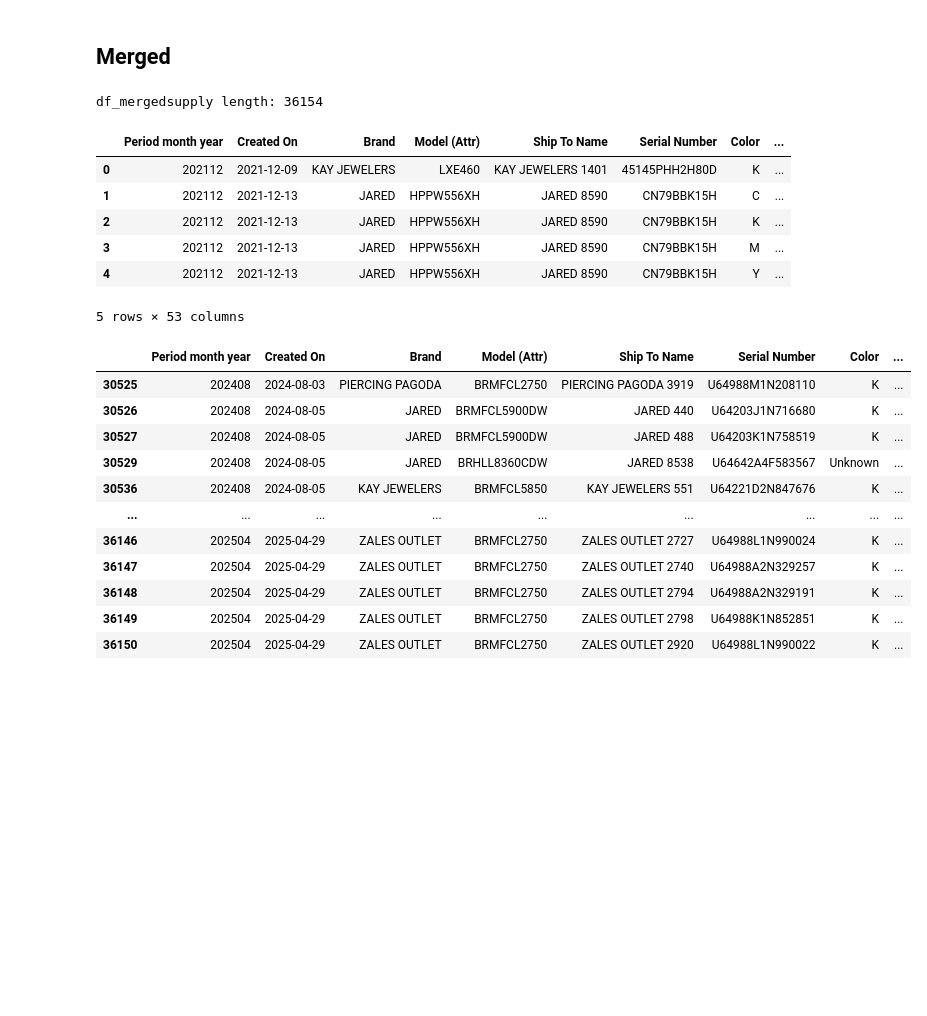
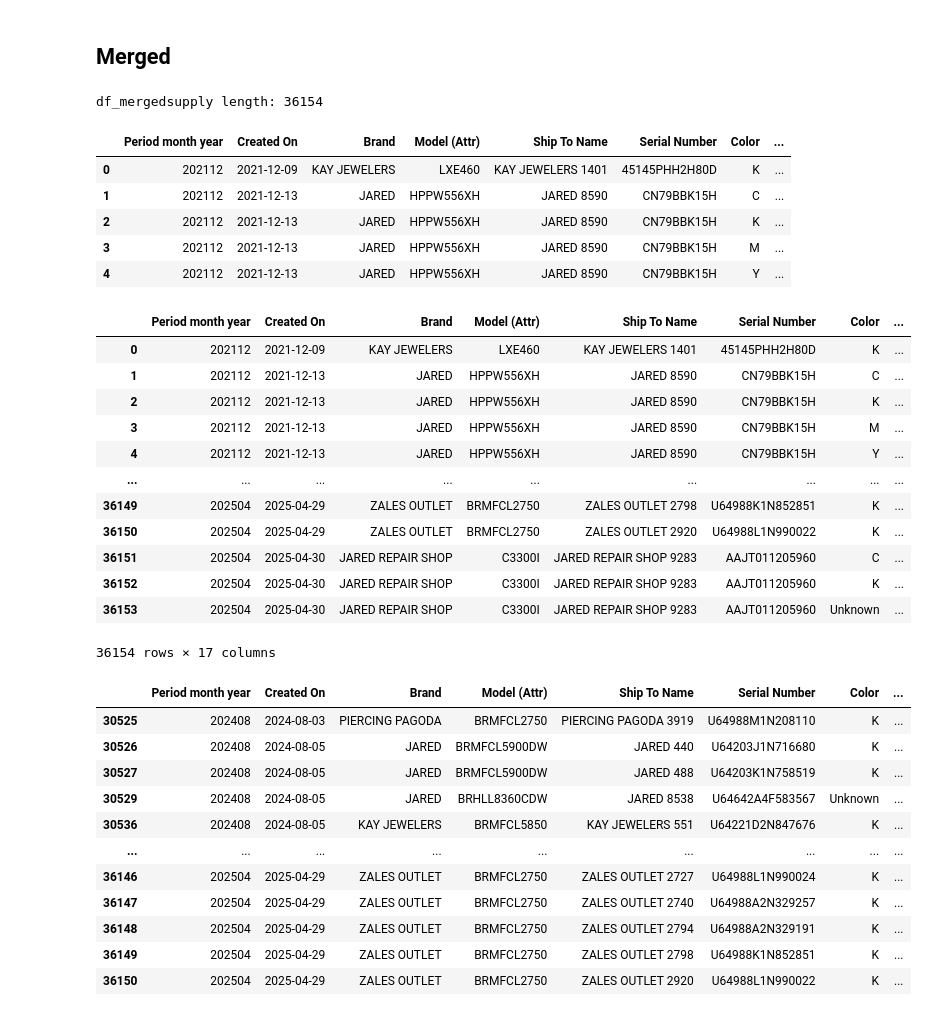
Before and after one commit to moumitaghanti/Signet-Supply, a Jupyter notebook: Signet Supply.ipynb, the cells around one changed output. Saved outputs shown, nothing was run; the diff lists cells and outputs as text; code cells hidden in the pictures; blank space fills up the shorter version.

```diff
--- a/Signet Supply.ipynb
+++ b/Signet Supply.ipynb
@@ -34,6 +34,9 @@ df_Supplyorder= pd.read_excel(r"Signet_supply order.xlsx", sheet_name="Supply")
 ## Supply
 # %% [markdown]
 ### Data Cleaning and Feature Engineering
+# %%
+df_Supplyorder['Brand'] = df_Supplyorder['Brand'].str.strip()
+df_Supplyorder['Model (Attr)'] = df_Supplyorder['Model (Attr)'].str.strip()
 # %%
 # Identifying the numerical and categorical columns in the supply data
 supply_numerical_cols = df_Supplyorder.select_dtypes(include='number').columns.tolist()
@@ -307,0 +278,17 @@ len(df_Utilization[(df_Utilization['Serial Number']+df_Utilization['MonthPeriod'
+# %%
+df_Supplyorder = df_Supplyorder.dropna(subset=['Serial Number'])
+df_Supplyorder['Serial Number'] = df_Supplyorder['Serial Number'].str.strip()
+df_Utilization = df_Utilization.dropna(subset=['Serial Number'])
+df_Utilization['Serial Number'] = df_Utilization['Serial Number'].str.strip()
+
+df_Utilization['MonthPeriod']=df_Utilization['MonthPeriod'].astype(str)
+df_Supplyorder['Period month year']=df_Supplyorder['Period month year'].astype(str)
+
+supply_features_for_util = ['Period month year', 'Serial Number', 'Line Count']
+util_features = ['MonthPeriod', 'Serial Number', 'Utilization Score', 'Total AMV', 'Yield']
+
+df_util_with_line = df_Utilization[util_features].merge(df_Supplyorder[supply_features_for_util],
+                                                        right_on=['Serial Number','Period month year'],
+                                                        left_on=['Serial Number','MonthPeriod'], how='left', suffixes=('_supply', '_utilization'))
+
+df_util_with_line = df_util_with_line[df_util_with_line['Line Count'].notna()]
@@ -310,5 +377,5 @@ len(df_Utilization[(df_Utilization['Serial Number']+df_Utilization['MonthPeriod'
 # %%
-df_mergedsupply= pd.merge(df_Supplyorder, df_Utilization, left_on=['Serial Number','Period month year'],right_on=['Serial Number','MonthPeriod'], how='left', suffixes=('_supply', '_utilization'))
+df_mergedsupply= pd.merge(df_Supplyorder, df_Utilization[util_features], left_on=['Serial Number','Period month year'],right_on=['Serial Number','MonthPeriod'], how='left', suffixes=('_supply', '_utilization'))
 
 print(f"df_mergedsupply length: {len(df_mergedsupply)}")
 df_mergedsupply.head()
@@ -320,7 +387,22 @@ df_mergedsupply length: 36154
 | 2 | 202112 | 2021-12-13 | JARED | HPPW556XH | JARED 8590 | CN79BBK15H | K | ... |
 | 3 | 202112 | 2021-12-13 | JARED | HPPW556XH | JARED 8590 | CN79BBK15H | M | ... |
 | 4 | 202112 | 2021-12-13 | JARED | HPPW556XH | JARED 8590 | CN79BBK15H | Y | ... |
-5 rows × 53 columns
 # %%
 df_mergedsupply=df_mergedsupply[(df_mergedsupply['Serial Number'].notna())&(df_mergedsupply['Period month year'].notna())]
+# %%
+df_mergedsupply
+# %% [output]
+|  | Period month year | Created On | Brand | Model (Attr) | Ship To Name | Serial Number | Color | ... |
+| 0 | 202112 | 2021-12-09 | KAY JEWELERS | LXE460 | KAY JEWELERS 1401 | 45145PHH2H80D | K | ... |
+| 1 | 202112 | 2021-12-13 | JARED | HPPW556XH | JARED 8590 | CN79BBK15H | C | ... |
+| 2 | 202112 | 2021-12-13 | JARED | HPPW556XH | JARED 8590 | CN79BBK15H | K | ... |
+| 3 | 202112 | 2021-12-13 | JARED | HPPW556XH | JARED 8590 | CN79BBK15H | M | ... |
+| 4 | 202112 | 2021-12-13 | JARED | HPPW556XH | JARED 8590 | CN79BBK15H | Y | ... |
+| ... | ... | ... | ... | ... | ... | ... | ... | ... |
+| 36149 | 202504 | 2025-04-29 | ZALES OUTLET | BRMFCL2750 | ZALES OUTLET 2798 | U64988K1N852851 | K | ... |
+| 36150 | 202504 | 2025-04-29 | ZALES OUTLET | BRMFCL2750 | ZALES OUTLET 2920 | U64988L1N990022 | K | ... |
+| 36151 | 202504 | 2025-04-30 | JARED REPAIR SHOP | C3300I | JARED REPAIR SHOP 9283 | AAJT011205960 | C | ... |
+| 36152 | 202504 | 2025-04-30 | JARED REPAIR SHOP | C3300I | JARED REPAIR SHOP 9283 | AAJT011205960 | K | ... |
+| 36153 | 202504 | 2025-04-30 | JARED REPAIR SHOP | C3300I | JARED REPAIR SHOP 9283 | AAJT011205960 | Unknown | ... |
+36154 rows × 17 columns
 # %%
```
Also changed, not shown: parts of 18 cells of this notebook.
